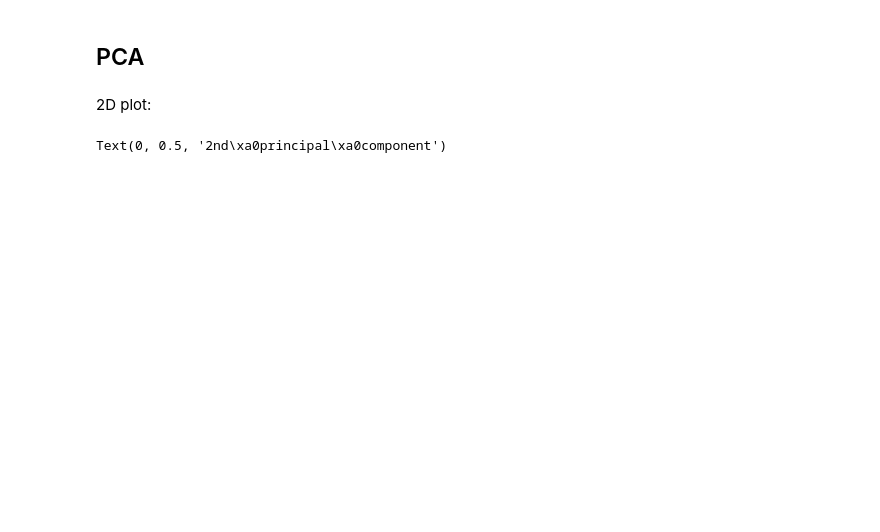
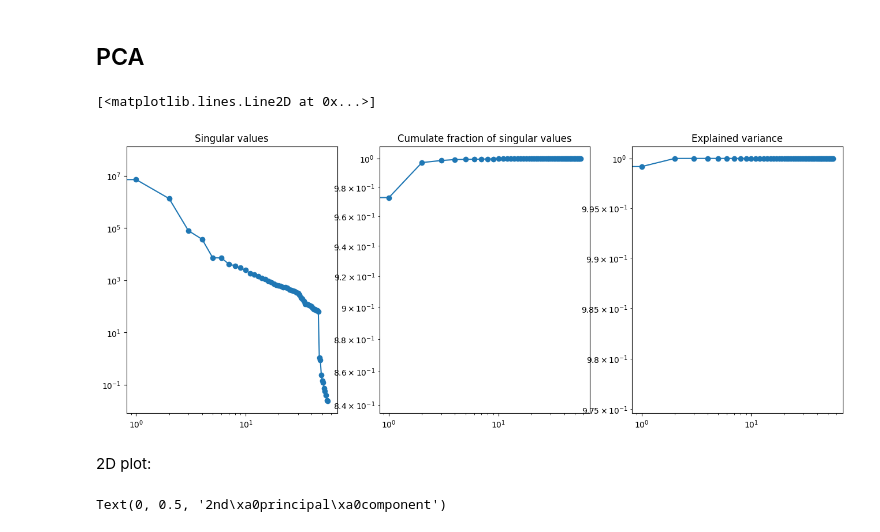
Before and after one commit to albertopirillo/naml-project-2023, a Jupyter notebook: EDA.ipynb, the cells around one changed output. Cells and saved outputs as stored; diff of their text form; code cells hidden in the pictures; blank space fills up the shorter version.

```diff
--- a/EDA.ipynb
+++ b/EDA.ipynb
@@ -149,6 +152,22 @@ X = A.T - AT_mean[:, np.newaxis]
 # %%
 U, s, VT = np.linalg.svd(X, full_matrices=False)
 Phi = U.T @ X
+# %%
+fig, axs = plt.subplots(1,3,figsize = (16,6))
+axs[0].set_title("Singular values")
+axs[0].loglog(s, "o-")
+
+axs[1].set_title("Cumulate fraction of singular values")
+# We compute the cumulative sum and we normalize it
+cumulative_fraction = np.cumsum(s) / np.sum(s)
+axs[1].loglog(cumulative_fraction, "o-")
+
+axs[2].set_title("Explained variance")
+explained_variance = np.cumsum(s**2) / np.sum(s**2)
+axs[2].loglog(explained_variance, "o-")
+# %% [output]
+[<matplotlib.lines.Line2D at 0x...>]
+[figure, added]
 # %%
 colors = {'blues':'tab:blue', 'classical':'tab:orange', 'country':'tab:green', 'disco':'tab:red', 'hiphop':'tab:purple', 'jazz':'tab:brown',
           'metal':'tab:pink', 'pop':'tab:grey', 'reggae':'tab:olive', 'rock':'tab:cyan'}
```
Also changed, not shown: parts of 19 cells of this notebook.
